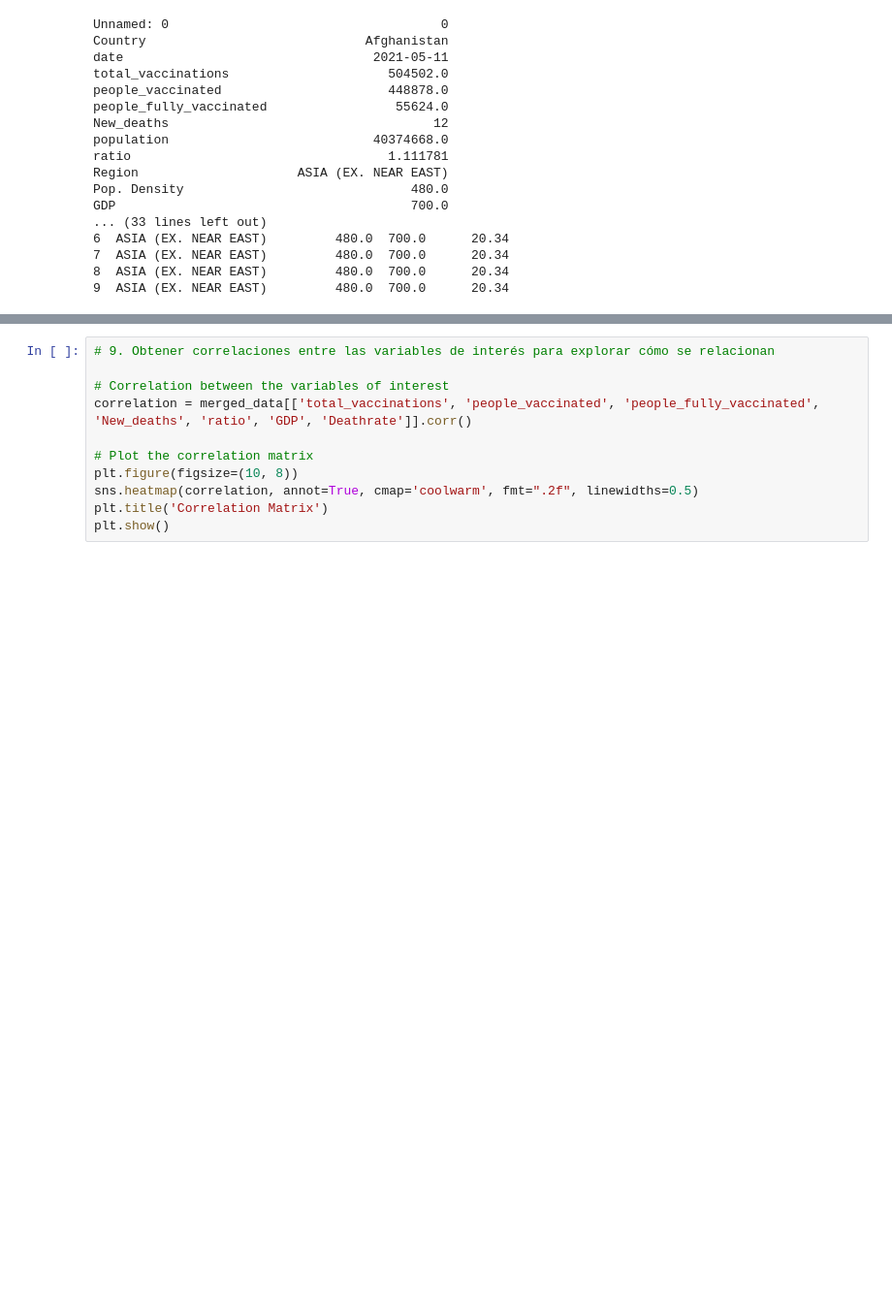
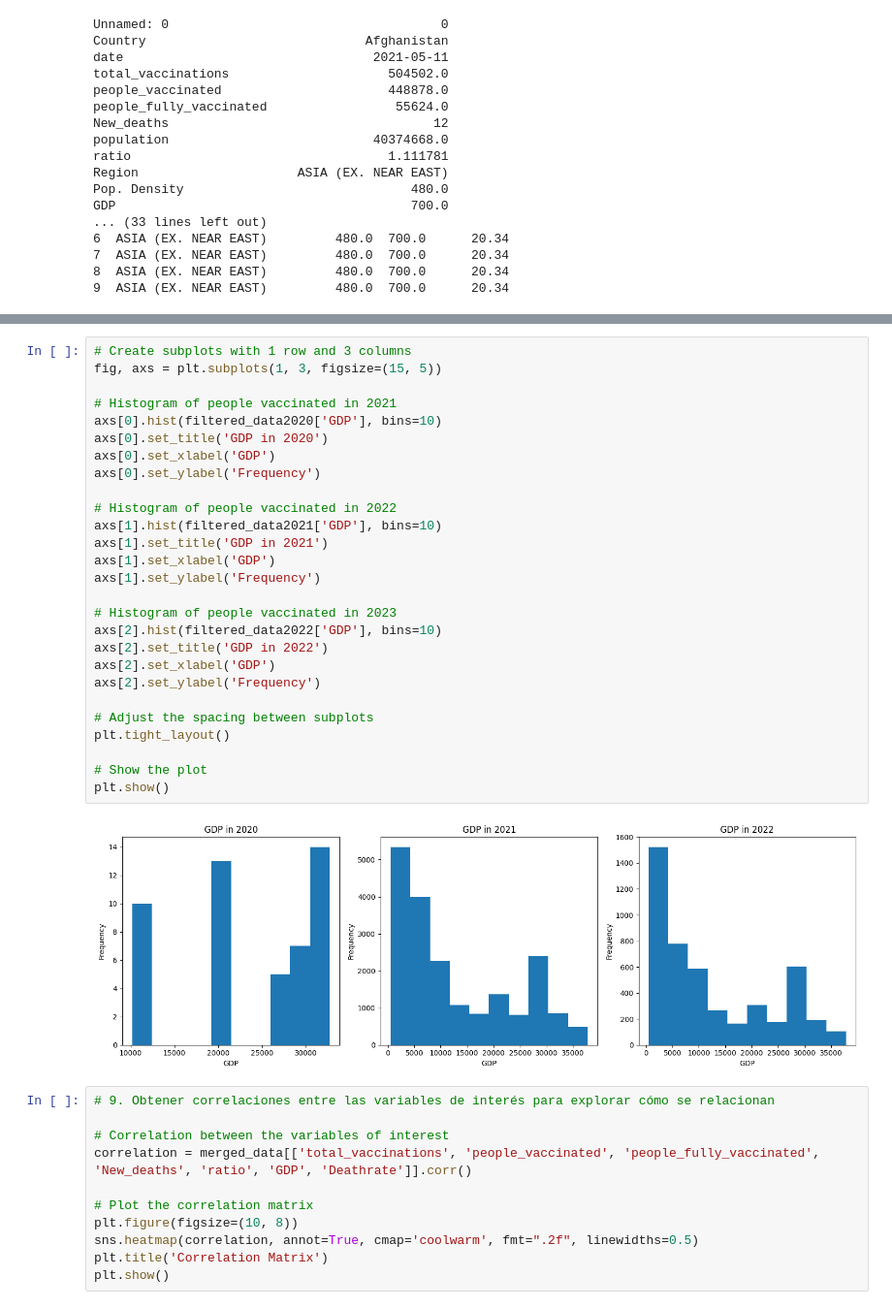
Before and after one commit to czuniga28/Proyecto_Proba, a Jupyter notebook: entrega_1.ipynb, the cells around one changed output, grey strips where cells are left out. Shown at 97% size. Saved outputs shown, nothing was run; the diff lists cells and outputs as text; blank space fills up the shorter version.

```diff
--- a/entrega_1.ipynb
+++ b/entrega_1.ipynb
@@ -144,3 +166,32 @@ plt.show()
+# %%
+# Create subplots with 1 row and 3 columns
+fig, axs = plt.subplots(1, 3, figsize=(15, 5))
+
+# Histogram of people vaccinated in 2021
+axs[0].hist(filtered_data2020['GDP'], bins=10)
+axs[0].set_title('GDP in 2020')
+axs[0].set_xlabel('GDP')
+axs[0].set_ylabel('Frequency')
+
+# Histogram of people vaccinated in 2022
+axs[1].hist(filtered_data2021['GDP'], bins=10)
+axs[1].set_title('GDP in 2021')
+axs[1].set_xlabel('GDP')
+axs[1].set_ylabel('Frequency')
+
+# Histogram of people vaccinated in 2023
+axs[2].hist(filtered_data2022['GDP'], bins=10)
+axs[2].set_title('GDP in 2022')
+axs[2].set_xlabel('GDP')
+axs[2].set_ylabel('Frequency')
+
+# Adjust the spacing between subplots
+plt.tight_layout()
+
+# Show the plot
+plt.show()
+# %% [output]
+[figure, added]
 # %%
 # 9. Obtener correlaciones entre las variables de interés para explorar cómo se relacionan
 
```
Also changed, not shown: parts of 6 cells of this notebook.
